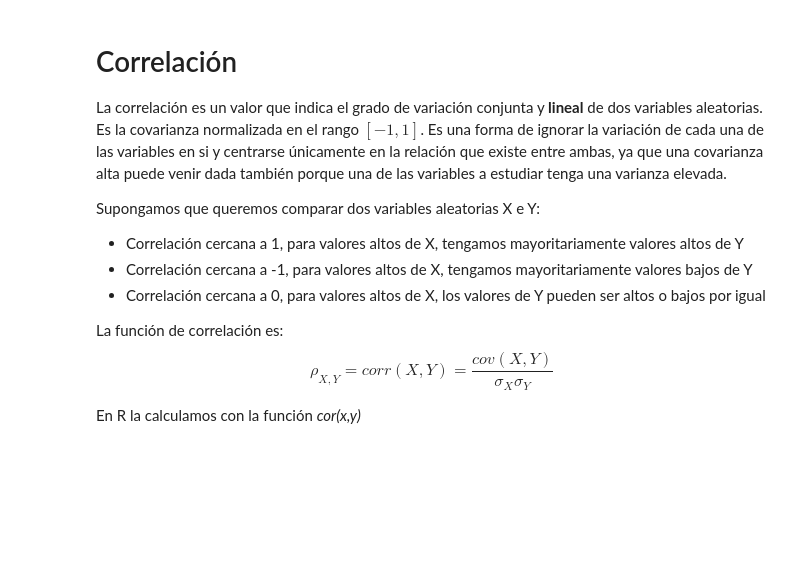
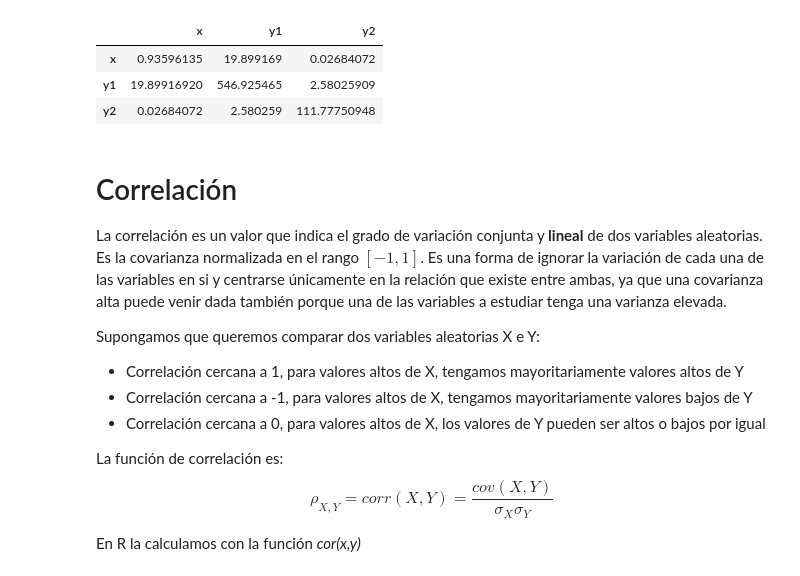
Before and after one commit to planga82/KeepCodingEstadisticaR, a Jupyter notebook: 5 - Relaciones entre variables.ipynb, the cells around one changed output. Saved outputs shown, nothing was run; the diff lists cells and outputs as text; code cells hidden in the pictures; blank space fills up the shorter version.

```diff
--- a/5 - Relaciones entre variables.ipynb
+++ b/5 - Relaciones entre variables.ipynb
@@ -51,3 +55,10 @@ plot(x,y,col="red")
+# %%
+cov(cbind(x,y1,y2))
+# %% [output]
+|  | x | y1 | y2 |
+| x | 0.93596135 | 19.899169 | 0.02684072 |
+| y1 | 19.89916920 | 546.925465 | 2.58025909 |
+| y2 | 0.02684072 | 2.580259 | 111.77750948 |
 # %% [markdown]
 # Correlación
 
```
Also changed, not shown: parts of 14 cells of this notebook, 8 other files.
